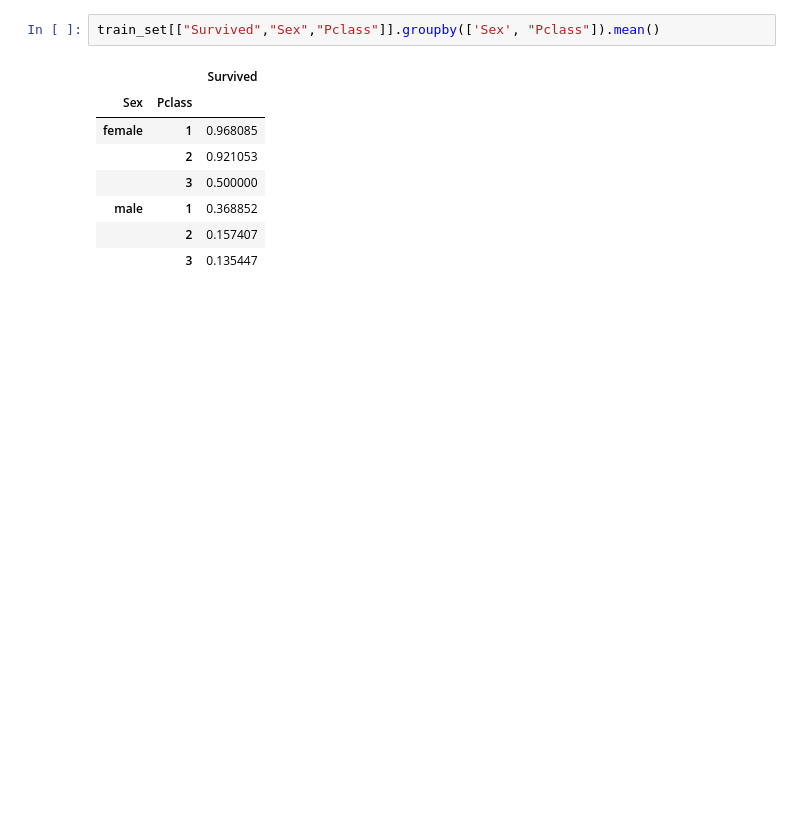
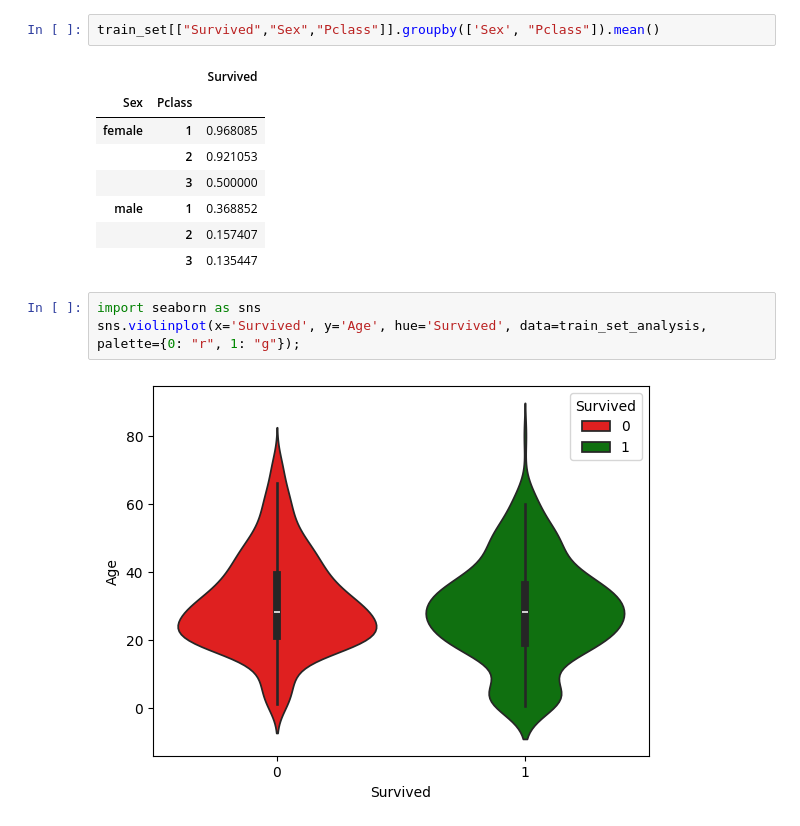
Before and after one commit to ganeshgaiy/ML-titanic-survival-prediction, a Jupyter notebook: titanic-survival.ipynb, the cells around one changed output. Drawn from its saved outputs; the diff is of its cells as text; blank space fills up the shorter version.

```diff
--- a/titanic-survival.ipynb
+++ b/titanic-survival.ipynb
@@ -368,3 +368,8 @@ train_set[["Survived","Sex","Pclass"]].groupby(['Sex', "Pclass"]).mean()
 | male | 1 | 0.368852 |
 |  | 2 | 0.157407 |
 |  | 3 | 0.135447 |
+# %%
+import seaborn as sns
+sns.violinplot(x='Survived', y='Age', hue='Survived', data=train_set_analysis, palette={0: "r", 1: "g"});
+# %% [output]
+[figure, added]
```
